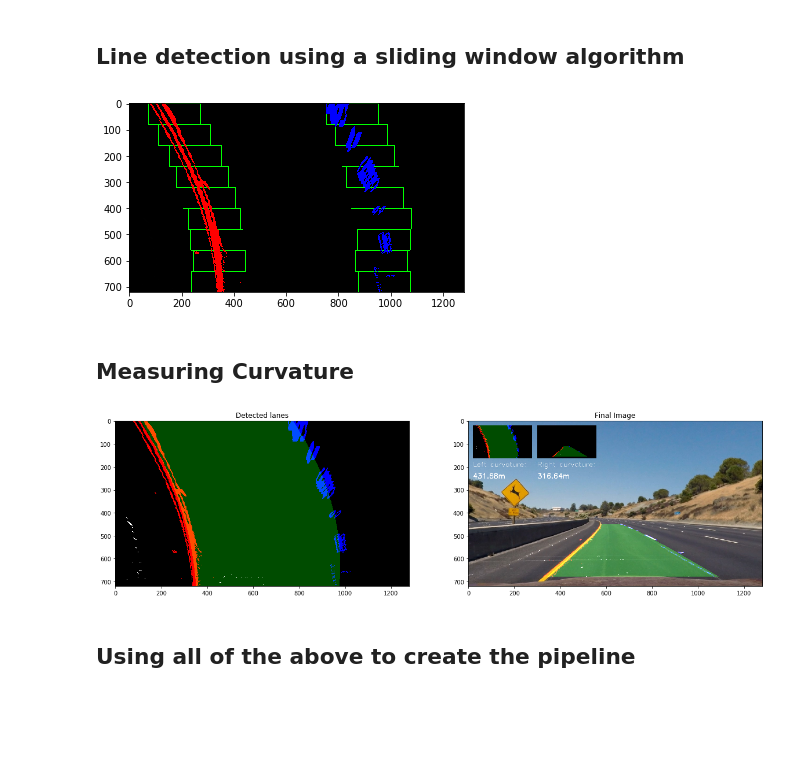
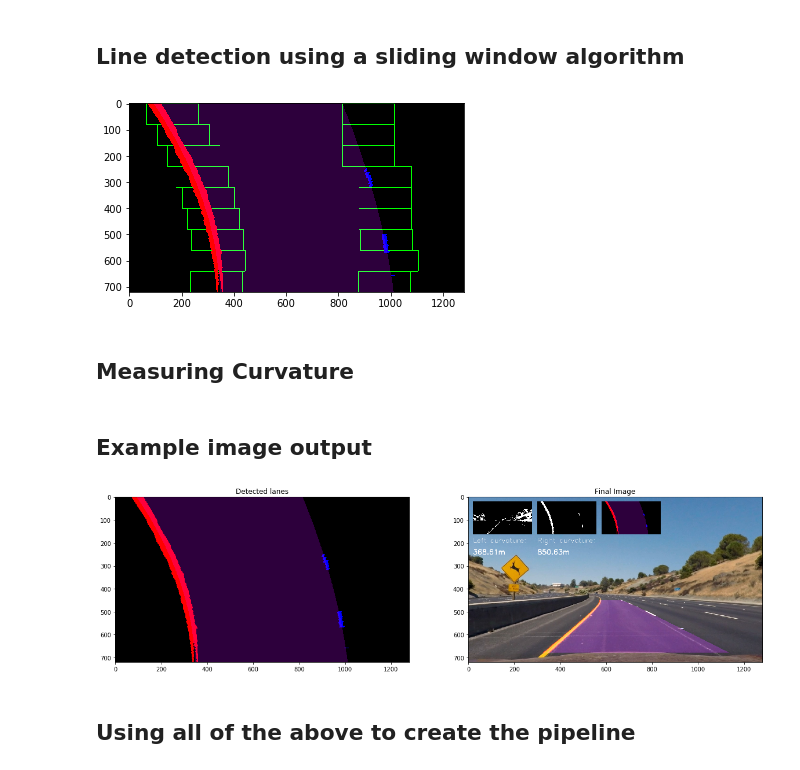
Before and after one commit to ramiejleh/Advanced-Lane-Finding, a Jupyter notebook: Advanced Lane Finding Project.ipynb, the cells around one changed output. Saved outputs shown, nothing was run; the diff lists cells and outputs as text; code cells hidden in the pictures; blank space fills up the shorter version.

```diff
--- a/Advanced Lane Finding Project.ipynb
+++ b/Advanced Lane Finding Project.ipynb
@@ -185,5 +197,5 @@ plt.imsave('examples/warped.jpg', warped_test_image, cmap="gray")
 # %%
-def find_lane_pixels(binary_warped):
+def find_lane_pixels(binary_warped, plot_windows):
     # Take a histogram of the bottom half of the image
     histogram = np.sum(binary_warped[binary_warped.shape[0]//2:,:], axis=0)
     # Create an output image to draw on and visualize the result
@@ -228,10 +240,11 @@ def find_lane_pixels(binary_warped):
         win_xright_high = rightx_current + margin
 
         # Draw the windows on the visualization image
-        cv2.rectangle(out_img,(win_xleft_low,win_y_low),
-        (win_xleft_high,win_y_high),(0,255,0), 2)
-        cv2.rectangle(out_img,(win_xright_low,win_y_low),
-        (win_xright_high,win_y_high),(0,255,0), 2)
+        if plot_windows:
+            cv2.rectangle(out_img,(win_xleft_low,win_y_low),
+            (win_xleft_high,win_y_high),(0,255,0), 2)
+            cv2.rectangle(out_img,(win_xright_low,win_y_low),
+            (win_xright_high,win_y_high),(0,255,0), 2)
 
         #Identify the nonzero pixels in x and y within the window ###
         good_left_inds = ((nonzeroy >= win_y_low) & (nonzeroy < win_y_high) &
@@ -267,45 +280,52 @@ def find_lane_pixels(binary_warped):
     return leftx, lefty, rightx, righty, out_img
 
 
-def fit_polynomial(binary_warped):
+def fit_polynomial(binary_warped, plot_windows = True):
     # Find our lane pixels first
-    leftx, lefty, rightx, righty, out_img = find_lane_pixels(binary_warped)
+    leftx, lefty, rightx, righty, out_img = find_lane_pixels(binary_warped, plot_windows)
 
     #Fit a second order polynomial to each using `np.polyfit` ###
     left_fit = np.polyfit(lefty, leftx, 2)
     right_fit = np.polyfit(righty, rightx, 2)
 
     # Generate x and y values for plotting
     ploty = np.linspace(0, binary_warped.shape[0]-1, binary_warped.shape[0] )
     try:
         left_fitx = left_fit[0]*ploty**2 + left_fit[1]*ploty + left_fit[2]
         right_fitx = right_fit[0]*ploty**2 + right_fit[1]*ploty + right_fit[2]
     except TypeError:
         # Avoids an error if `left` and `right_fit` are still none or incorrect
         print('The function failed to fit a line!')
         left_fitx = 1*ploty**2 + 1*ploty
         right_fitx = 1*ploty**2 + 1*ploty
 
     ## Visualization ##
     # Colors in the left and right lane regions
     out_img[lefty, leftx] = [255, 0, 0]
     out_img[righty, rightx] = [0, 0, 255]
 
-    # Plots the left and right polynomials on the lane lines
-    #plt.plot(left_fitx, ploty, color='yellow')
-    #plt.plot(right_fitx, ploty, color='yellow')
+    window_img = np.zeros_like(out_img)
+    # Generate a polygon to illustrate the search window area
+    # And recast the x and y points into usable format for cv2.fillPoly()
+    pts_left = np.array([np.transpose(np.vstack([left_fitx, ploty]))])
+    pts_right = np.array([np.flipud(np.transpose(np.vstack([right_fitx, ploty])))])
+    pts = np.hstack((pts_left, pts_right))
 
-    return out_img, left_fit, right_fit
+    # Draw the lane onto the window image
+    cv2.fillPoly(window_img, np.int_([pts]), (150, 0, 200))
+    result = cv2.addWeighted(out_img, 1, window_img, 0.3, 0)
+
+    return result, left_fit, right_fit
 
 
 #Example image
-out_img_example, left_fit_example, right_fit_example  = fit_polynomial(warped_test_image)
+out_img_example, left_fit_example, right_fit_example = fit_polynomial(warped_test_image)
 plt.imshow(out_img_example)
 
 #Saving example images
 plt.imsave('examples/color_fit_lines_1.jpg', out_img_example)
 # %% [output]
-[figure, old version]
+[figure, new version]
 # %%
 # Polynomial fit values from the previous frame
 def fit_poly(img_shape, leftx, lefty, rightx, righty):
@@ -376,28 +411,13 @@ def search_around_poly(binary_warped, ym_per_pix, xm_per_pix, left_fit, right_fi
+# %% [markdown]
+## Example image output
 # %%
-def measure_curvature_real(warped, left_fit, right_fit):
-    '''
-    Calculates the curvature of polynomial functions in meters.
-    '''
-    # Define conversions in x and y from pixels space to meters
-    ym_per_pix = 30/720 # meters per pixel in y dimension
-    xm_per_pix = 3.7/700 # meters per pixel in x dimension
+#Example image
 
-    #Searching around the discovered lane
-    ploty, left_fit_cr, right_fit_cr = search_around_poly(warped, ym_per_pix, xm_per_pix, left_fit, right_fit)
+#Searching around the discovered lane
+out_img_search_example, left_fit_search_example, right_fit_search_example = search_around_poly(warped_test_image, left_fit_example, right_fit_example)
 
-    # Define y-value where we want radius of curvature
-    # We'll choose the maximum y-value, corresponding to the bottom of the image
-    y_eval = np.max(ploty)
+result_img_example, left_curverad_example, right_curverad_example = measure_curvature_real(out_img_search_example, left_fit_search_example, right_fit_search_example)
 
-    # Calculation of R_curve (radius of curvature)
-    left_curverad = ((1 + (2*left_fit_cr[0]*y_eval*ym_per_pix + left_fit_cr[1])**2)**1.5) / np.absolute(2*left_fit_cr[0])
-    right_curverad = ((1 + (2*right_fit_cr[0]*y_eval*ym_per_pix + right_fit_cr[1])**2)**1.5) / np.absolute(2*right_fit_cr[0])
-
-    return ploty, left_curverad, right_curverad
-
-
-#Example image
-result_img_example, left_curverad_example, right_curverad_example = measure_curvature_real(warped_test_image, left_fit_example, right_fit_example)
 final_result_example = untransform_perspective(result_img_example, Minv, img_size)
 weighted_img_example = cv2.addWeighted(undist_test_image, 1, final_result_example, 1, 0)
 font = cv2.FONT_HERSHEY_SIMPLEX
@@ -409,12 +429,17 @@ weighted_img_example = cv2.putText(weighted_img_example, 'Right curvature:', (30
 weighted_img_example = cv2.putText(weighted_img_example, '{}m'.format(round(right_curverad_example, 2)), (300,250), font, 1, (255,255,255), 2, cv2.LINE_AA)
 
 #Overlaying pipline images
+
 x_offset = y_offset = 20
-small = cv2.resize(result_img_example, (0,0), fx=0.2, fy=0.2)
+small = cv2.resize(combined_binary_test_image, (0,0), fx=0.2, fy=0.2)[...,None]*255
 weighted_img_example[y_offset:y_offset+small.shape[0], x_offset:x_offset+small.shape[1]] = small
 
 x_offset = 300
-small = cv2.resize(final_result_example, (0,0), fx=0.2, fy=0.2)
+small = cv2.resize(warped_test_image, (0,0), fx=0.2, fy=0.2)[...,None]*255
+weighted_img_example[y_offset:y_offset+small.shape[0], x_offset:x_offset+small.shape[1]] = small
+
+x_offset = 580
+small = cv2.resize(result_img_example, (0,0), fx=0.2, fy=0.2)
 weighted_img_example[y_offset:y_offset+small.shape[0], x_offset:x_offset+small.shape[1]] = small
 
 #plotting
@@ -430,7 +455,7 @@ ax2.imshow(weighted_img_example)
 plt.imsave('examples/color_fit_lines_2.jpg', result_img_example)
 plt.imsave('examples/example_output.jpg', weighted_img_example)
 # %% [output]
-[figure, old version]
+[figure, new version]
 # %% [markdown]
 ## Using all of the above to create the pipeline
 # %%
```
Also changed, not shown: parts of 6 cells of this notebook, 8 other files.
